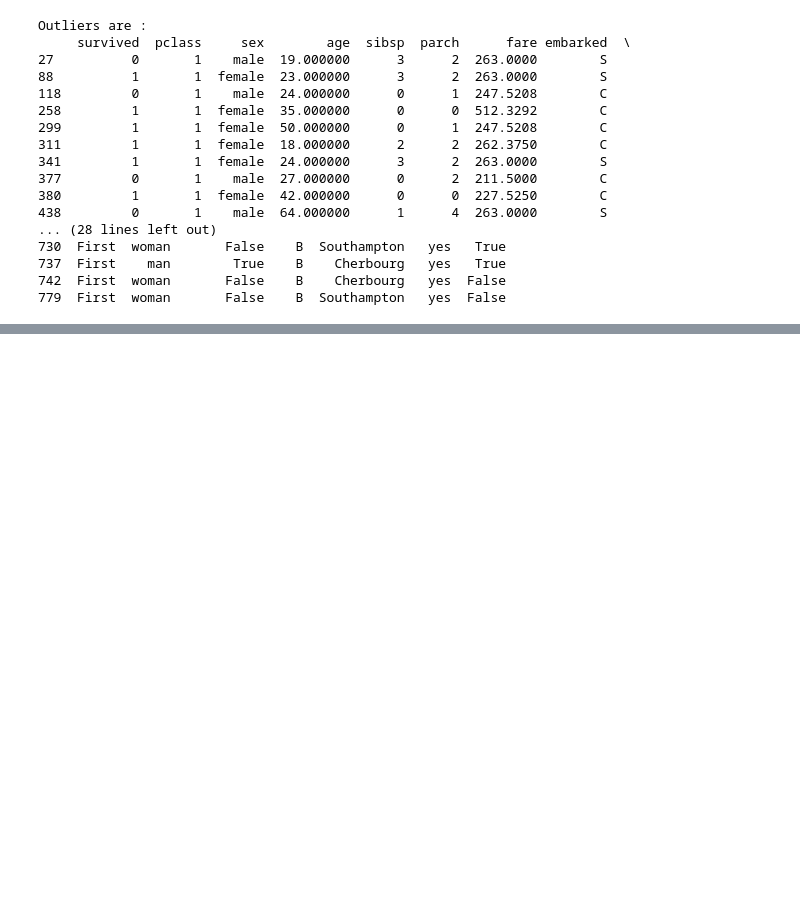
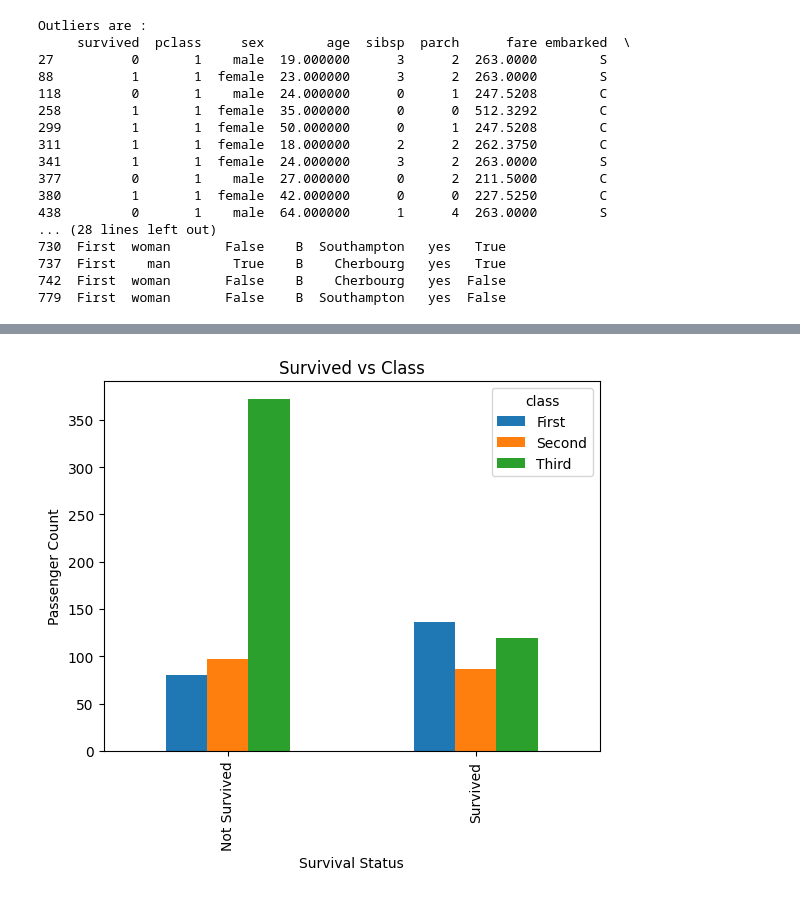
Before and after one commit to chinmayhandi/chinmay, a Jupyter notebook: AIML_Lab_Exercise.ipynb, the cells around one changed output, grey strips where cells are left out. Saved outputs shown, nothing was run; the diff lists cells and outputs as text; code cells hidden in the pictures; blank space fills up the shorter version.

```diff
--- a/AIML_Lab_Exercise.ipynb
+++ b/AIML_Lab_Exercise.ipynb
@@ -3230,0 +3238,15 @@ Outliers are :
+# %%
+# ----------------------------------------
+# 1. Import Libraries
+# ----------------------------------------
+import pandas as pd
+import numpy as np
+import matplotlib.pyplot as plt
+import seaborn as sns
+from scipy import stats
+
+# ----------------------------------------
+# 2. Load Titanic Dataset
+# ----------------------------------------
+df = sns.load_dataset("titanic")
+print(df.head())
@@ -3230,0 +3298,18 @@ Outliers are :
+# %%
+#Replace the values of Survived column from 1 and 0 to survived and not survived and plot abar chart for displaying categorical variables Survived and Pclass.
+
+import matplotlib.pyplot as plt
+
+
+df['survived'] = df['survived'].replace({0: 'Not Survived', 1: 'Survived'})
+
+survived_pclass_count = df.groupby(['survived', 'class'], observed=True).size().unstack()
+
+# Plot
+survived_pclass_count.plot(kind='bar')
+plt.title('Survived vs Class')
+plt.xlabel('Survival Status')
+plt.ylabel('Passenger Count')
+plt.show()
+# %% [output]
+[figure, added]
```
Also changed, not shown: parts of 7 cells of this notebook.
